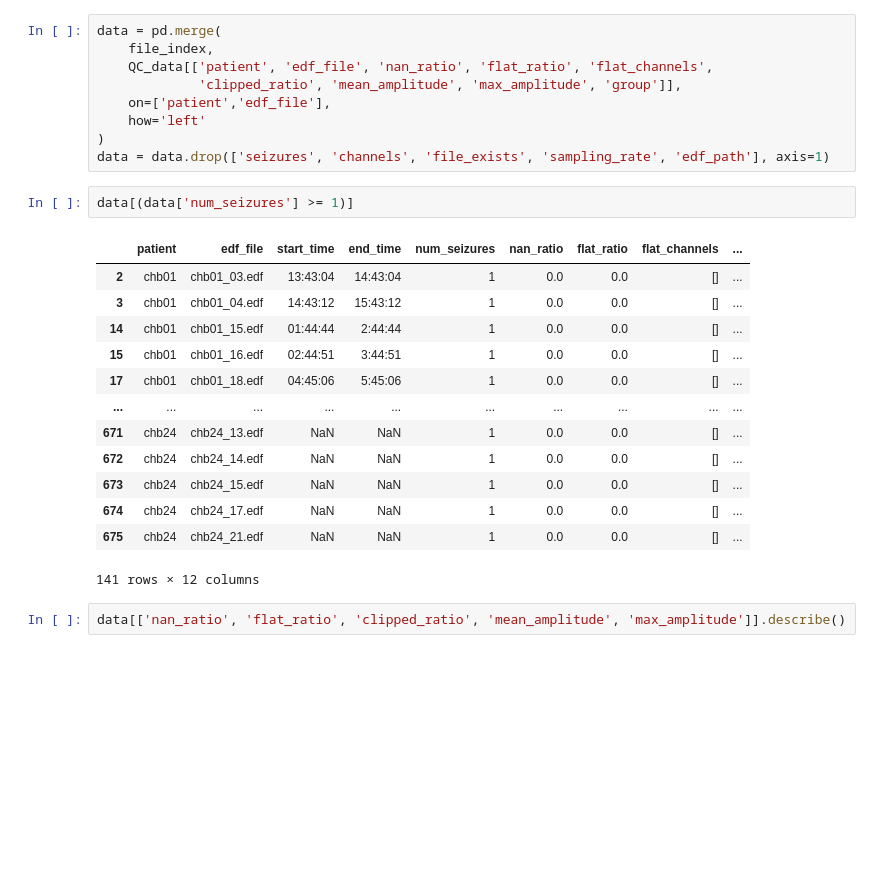
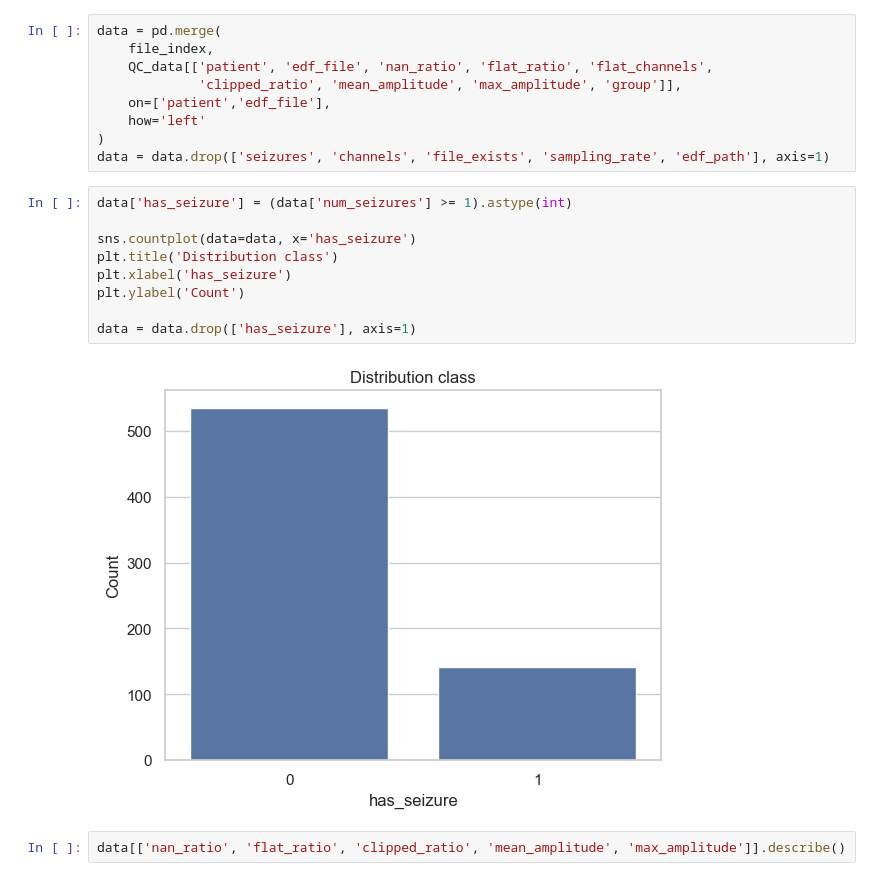
Before and after one commit to 0xJakuzya/epilepsy, a Jupyter notebook: analysis/analysis.ipynb, the cells around one changed output. Cells and saved outputs as stored; diff of their text form; blank space fills up the shorter version.

```diff
--- a/analysis/analysis.ipynb
+++ b/analysis/analysis.ipynb
@@ -143,21 +136,16 @@ data = pd.merge(
 )
 data = data.drop(['seizures', 'channels', 'file_exists', 'sampling_rate', 'edf_path'], axis=1)
 # %%
-data[(data['num_seizures'] >= 1)]
+data['has_seizure'] = (data['num_seizures'] >= 1).astype(int)
+
+sns.countplot(data=data, x='has_seizure')
+plt.title('Distribution class')
+plt.xlabel('has_seizure')
+plt.ylabel('Count')
+
+data = data.drop(['has_seizure'], axis=1)
 # %% [output]
-|  | patient | edf_file | start_time | end_time | num_seizures | nan_ratio | flat_ratio | flat_channels | ... |
-| 2 | chb01 | chb01_03.edf | 13:43:04 | 14:43:04 | 1 | 0.0 | 0.0 | [] | ... |
-| 3 | chb01 | chb01_04.edf | 14:43:12 | 15:43:12 | 1 | 0.0 | 0.0 | [] | ... |
-| 14 | chb01 | chb01_15.edf | 01:44:44 | 2:44:44 | 1 | 0.0 | 0.0 | [] | ... |
-| 15 | chb01 | chb01_16.edf | 02:44:51 | 3:44:51 | 1 | 0.0 | 0.0 | [] | ... |
-| 17 | chb01 | chb01_18.edf | 04:45:06 | 5:45:06 | 1 | 0.0 | 0.0 | [] | ... |
-| ... | ... | ... | ... | ... | ... | ... | ... | ... | ... |
-| 671 | chb24 | chb24_13.edf | NaN | NaN | 1 | 0.0 | 0.0 | [] | ... |
-| 672 | chb24 | chb24_14.edf | NaN | NaN | 1 | 0.0 | 0.0 | [] | ... |
-| 673 | chb24 | chb24_15.edf | NaN | NaN | 1 | 0.0 | 0.0 | [] | ... |
-| 674 | chb24 | chb24_17.edf | NaN | NaN | 1 | 0.0 | 0.0 | [] | ... |
-| 675 | chb24 | chb24_21.edf | NaN | NaN | 1 | 0.0 | 0.0 | [] | ... |
-141 rows × 12 columns
+[figure, added]
 # %%
 data[['nan_ratio', 'flat_ratio', 'clipped_ratio', 'mean_amplitude', 'max_amplitude']].describe()
 # %% [output]
```
Also changed, not shown: parts of 31 cells of this notebook.
